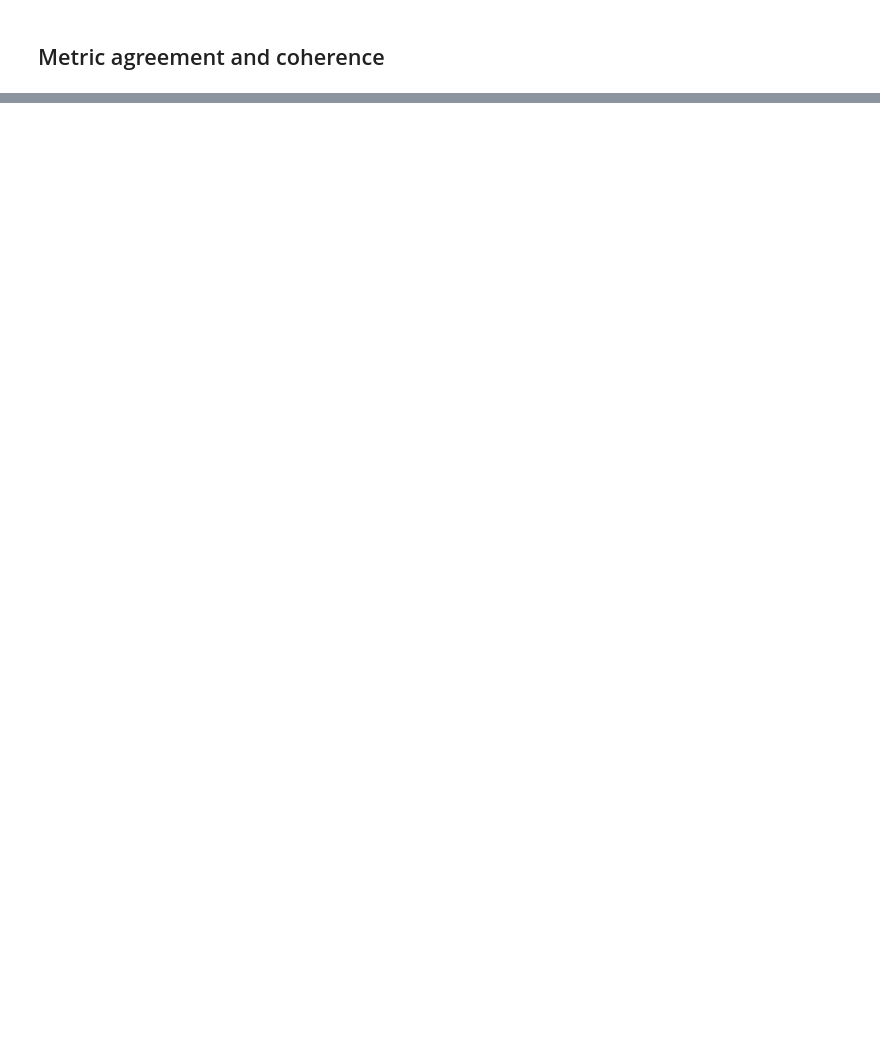
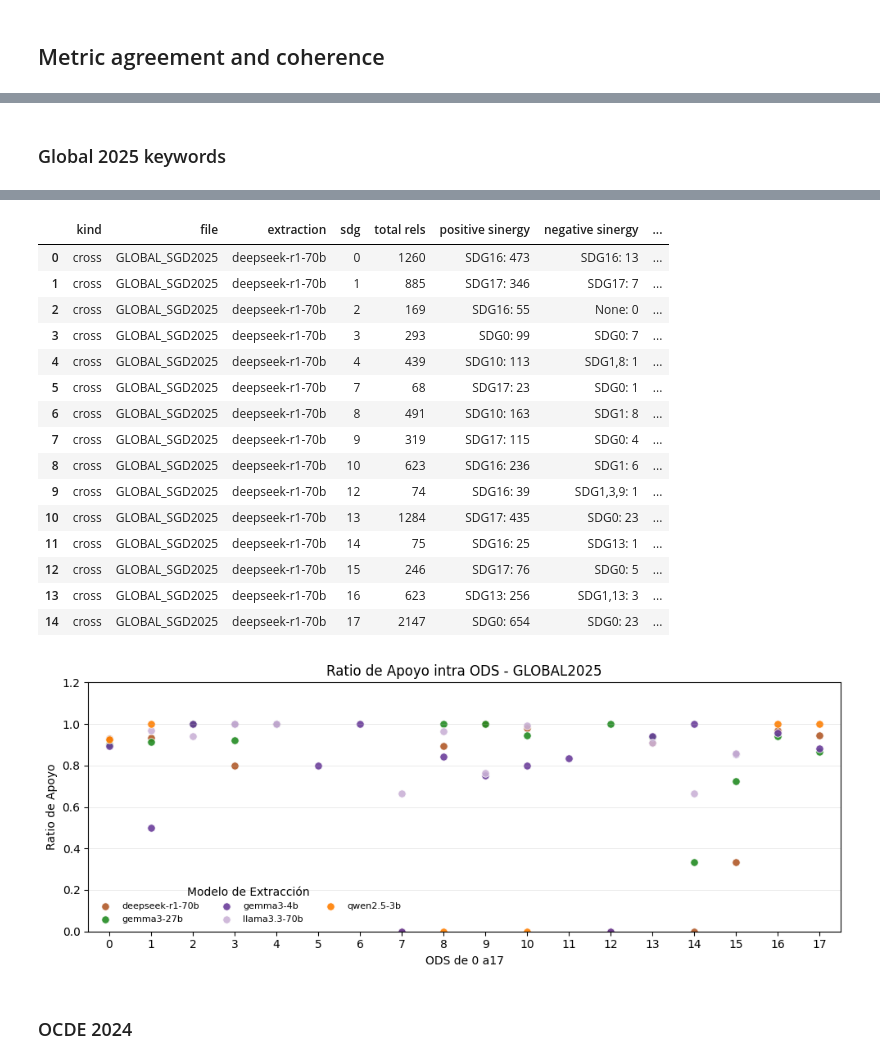
Before and after one commit to camipalo/TFM, a Jupyter notebook: 4_Analyse/4.2_CalculateMetrics_ArgClassification.ipynb, the cells around one changed output, grey strips where cells are left out. Saved outputs shown, nothing was run; the diff lists cells and outputs as text; code cells hidden in the pictures; blank space fills up the shorter version.

```diff
--- a/4_Analyse/4.2_CalculateMetrics_ArgClassification.ipynb
+++ b/4_Analyse/4.2_CalculateMetrics_ArgClassification.ipynb
@@ -1262,0 +1947,3 @@ intra_metrics_df.to_csv(os.path.join(output_dir, f"{prefix}_intra_metrics.csv"),
+# %%
+pd.set_option("display.max_rows", 90)
+cross_coherence[cross_coherence['extraction'].isin(['deepseek-r1-70b', 'gemma3-27b', 'llama3.3-70b'])]
@@ -1262,0 +2086,26 @@ intra_metrics_df.to_csv(os.path.join(output_dir, f"{prefix}_intra_metrics.csv"),
+# %% [markdown]
+### Global 2025 keywords
+# %%
+input_dir_allrels = r"..\\Data\\Relationships Keywords"
+cross_files = [
+    "cross_goalGLOBAL_SGD2025_deepseek-r1-70b.csv",
+    "cross_goalGLOBAL_SGD2025_gemma3-4b.csv",
+    "cross_goalGLOBAL_SGD2025_gemma3-27b.csv",
+    "cross_goalGLOBAL_SGD2025_llama3.3-70b.csv",
+    "cross_goalGLOBAL_SGD2025_qwen2.5-3b.csv",
+]
+intra_files = [
+    "intra_goalGLOBAL_SGD2025_deepseek-r1-70b.csv",
+    "intra_goalGLOBAL_SGD2025_gemma3-4b.csv",
+    "intra_goalGLOBAL_SGD2025_gemma3-27b.csv",
+    "intra_goalGLOBAL_SGD2025_llama3.3-70b.csv",
+    "intra_goalGLOBAL_SGD2025_qwen2.5-3b.csv",
+]
+
+intra_coherence = summarize_intra(input_dir_allrels, intra_files , rel_col = 'rel_robertaL')
+cross_coherence = summarize_cross(input_dir_allrels, cross_files, rel_col = 'rel_robertaL')
+display(intra_coherence)
+display(cross_coherence[cross_coherence['extraction'].isin(['deepseek-r1-70b'])])
+
+plot_intra_support_ratio(intra_coherence, title="Ratio de Apoyo intra ODS - GLOBAL2025", loc_="lower left")
+# %% [output]
@@ -1263,2 +2129,19 @@ intra_metrics_df.to_csv(os.path.join(output_dir, f"{prefix}_intra_metrics.csv"),
+|  | kind | file | extraction | sdg | total rels | positive sinergy | negative sinergy | ... |
+| 0 | cross | GLOBAL_SGD2025 | deepseek-r1-70b | 0 | 1260 | SDG16: 473 | SDG16: 13 | ... |
+| 1 | cross | GLOBAL_SGD2025 | deepseek-r1-70b | 1 | 885 | SDG17: 346 | SDG17: 7 | ... |
+| 2 | cross | GLOBAL_SGD2025 | deepseek-r1-70b | 2 | 169 | SDG16: 55 | None: 0 | ... |
+| 3 | cross | GLOBAL_SGD2025 | deepseek-r1-70b | 3 | 293 | SDG0: 99 | SDG0: 7 | ... |
+| 4 | cross | GLOBAL_SGD2025 | deepseek-r1-70b | 4 | 439 | SDG10: 113 | SDG1,8: 1 | ... |
+| 5 | cross | GLOBAL_SGD2025 | deepseek-r1-70b | 7 | 68 | SDG17: 23 | SDG0: 1 | ... |
+| 6 | cross | GLOBAL_SGD2025 | deepseek-r1-70b | 8 | 491 | SDG10: 163 | SDG1: 8 | ... |
+| 7 | cross | GLOBAL_SGD2025 | deepseek-r1-70b | 9 | 319 | SDG17: 115 | SDG0: 4 | ... |
+| 8 | cross | GLOBAL_SGD2025 | deepseek-r1-70b | 10 | 623 | SDG16: 236 | SDG1: 6 | ... |
+| 9 | cross | GLOBAL_SGD2025 | deepseek-r1-70b | 12 | 74 | SDG16: 39 | SDG1,3,9: 1 | ... |
+| 10 | cross | GLOBAL_SGD2025 | deepseek-r1-70b | 13 | 1284 | SDG17: 435 | SDG0: 23 | ... |
+| 11 | cross | GLOBAL_SGD2025 | deepseek-r1-70b | 14 | 75 | SDG16: 25 | SDG13: 1 | ... |
+| 12 | cross | GLOBAL_SGD2025 | deepseek-r1-70b | 15 | 246 | SDG17: 76 | SDG0: 5 | ... |
+| 13 | cross | GLOBAL_SGD2025 | deepseek-r1-70b | 16 | 623 | SDG13: 256 | SDG1,13: 3 | ... |
+| 14 | cross | GLOBAL_SGD2025 | deepseek-r1-70b | 17 | 2147 | SDG0: 654 | SDG0: 23 | ... |
+[figure, added]
 # %% [markdown]
-##
+### OCDE 2024
```
Also changed, not shown: parts of 19 cells of this notebook, 3 other files.
